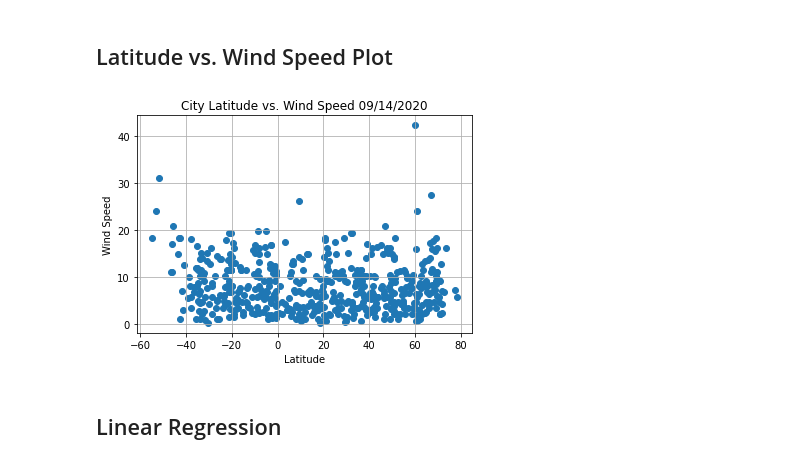
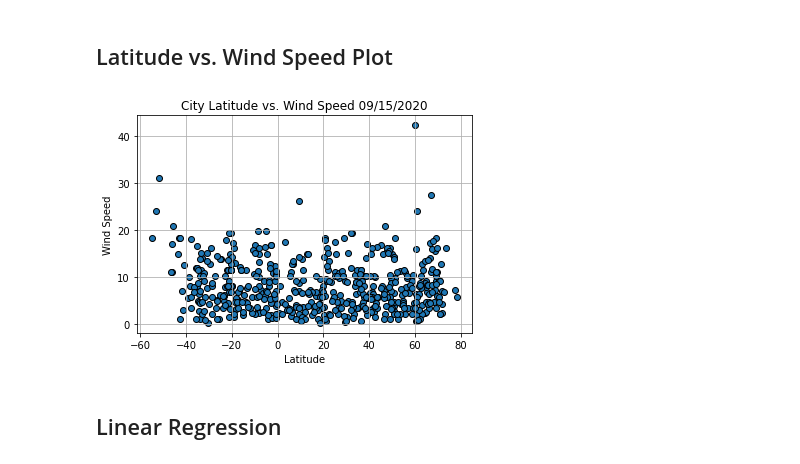
Before and after one commit to jely94/Python-API-Challenge, a Jupyter notebook: WeatherPy.ipynb, the cells around one changed output. Drawn from its saved outputs; the diff is of its cells as text; code cells hidden in the pictures.

```diff
--- a/WeatherPy.ipynb
+++ b/WeatherPy.ipynb
@@ -272,23 +277,23 @@ plt.show()
 ## Latitude vs. Wind Speed Plot
 # %%
 #Create scatter plot for latitude and wind speed
-plt.scatter(city_data2["Lat"], city_data2["Windspeed"], marker="o")
+plt.scatter(city_data2["Lat"], city_data2["Windspeed"], marker="o", edgecolors="black")
 
 #Add graph title, x and y labels, grid and grid
 plt.title(f'City Latitude vs. Wind Speed {time.strftime("%m/%d/%Y")}')
 plt.ylabel("Wind Speed")
 plt.xlabel("Latitude")
 plt.grid(True)
 
 #Save the graph to folder
 plt.savefig("Output_Data/City Latitude vs. Wind Speed.png")
 
 # Show plot
 plt.show()
 
 ## Based on the graph for wind speed it appears that the wind speed is fairly consistent,
 ## with the exception of a few possible outliers.
 # %% [output]
-[figure, old version]
+[figure, new version]
 # %% [markdown]
 ## Linear Regression
```
Also changed, not shown: parts of 10 cells of this notebook, 4 other files.
